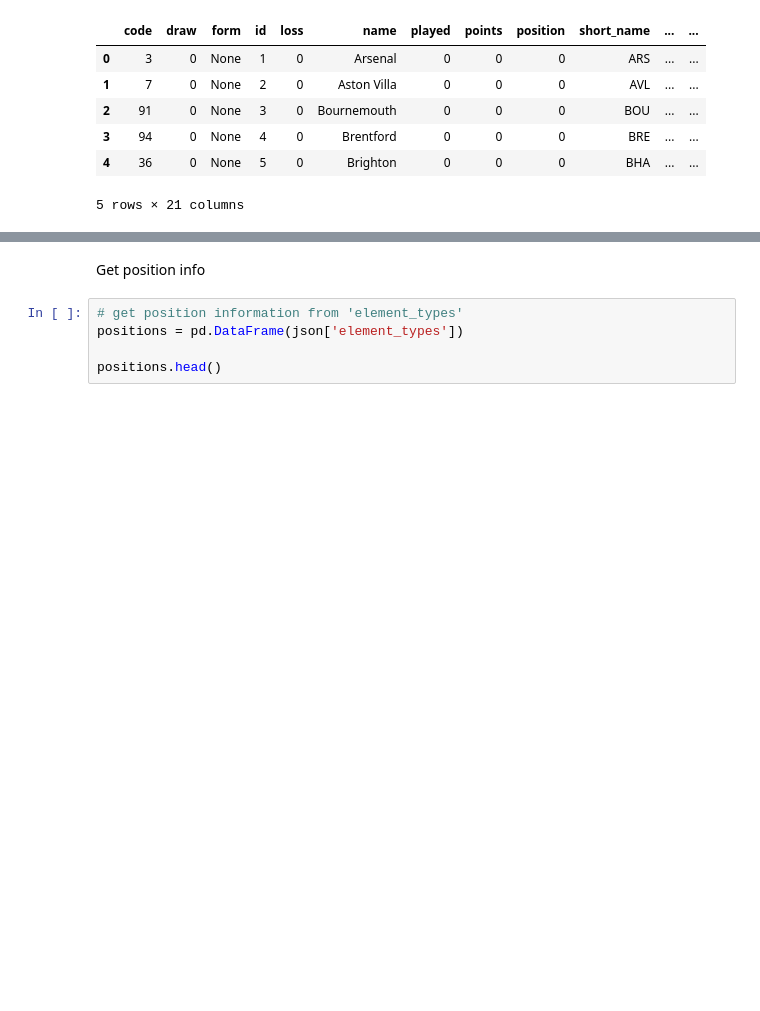
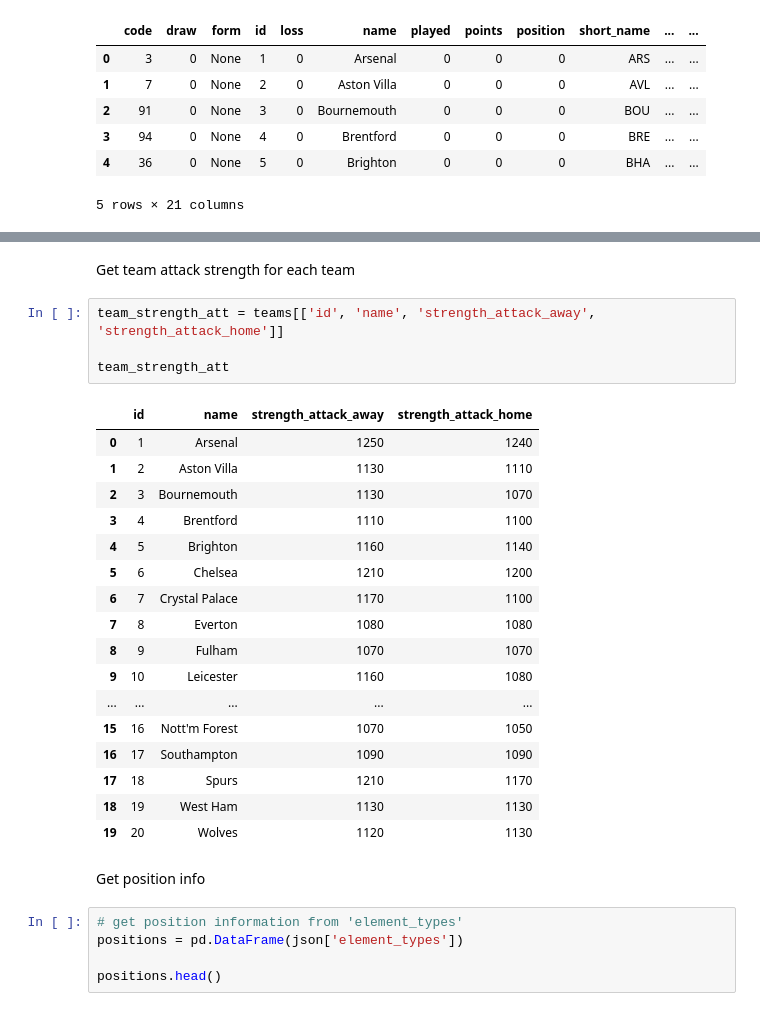
Before and after one commit to hakkd/predictFPL, a Jupyter notebook: EPL_plyr_perform_last_5.ipynb, the cells around one changed output, grey strips where cells are left out. Drawn from its saved outputs; the diff is of its cells as text; blank space fills up the shorter version.

```diff
--- a/EPL_plyr_perform_last_5.ipynb
+++ b/EPL_plyr_perform_last_5.ipynb
@@ -95,3 +119,27 @@ teams.head()
+# %% [markdown]
+Get team attack strength for each team
+# %%
+team_strength_att = teams[['id', 'name', 'strength_attack_away', 'strength_attack_home']]
+
+team_strength_att
+# %% [output]
+|  | id | name | strength_attack_away | strength_attack_home |
+| 0 | 1 | Arsenal | 1250 | 1240 |
+| 1 | 2 | Aston Villa | 1130 | 1110 |
+| 2 | 3 | Bournemouth | 1130 | 1070 |
+| 3 | 4 | Brentford | 1110 | 1100 |
+| 4 | 5 | Brighton | 1160 | 1140 |
+| 5 | 6 | Chelsea | 1210 | 1200 |
+| 6 | 7 | Crystal Palace | 1170 | 1100 |
+| 7 | 8 | Everton | 1080 | 1080 |
+| 8 | 9 | Fulham | 1070 | 1070 |
+| 9 | 10 | Leicester | 1160 | 1080 |
+| ... | ... | ... | ... | ... |
+| 15 | 16 | Nott'm Forest | 1070 | 1050 |
+| 16 | 17 | Southampton | 1090 | 1090 |
+| 17 | 18 | Spurs | 1210 | 1170 |
+| 18 | 19 | West Ham | 1130 | 1130 |
+| 19 | 20 | Wolves | 1120 | 1130 |
 # %% [markdown]
 Get position info
 # %%
```
Also changed, not shown: parts of 18 cells of this notebook.
